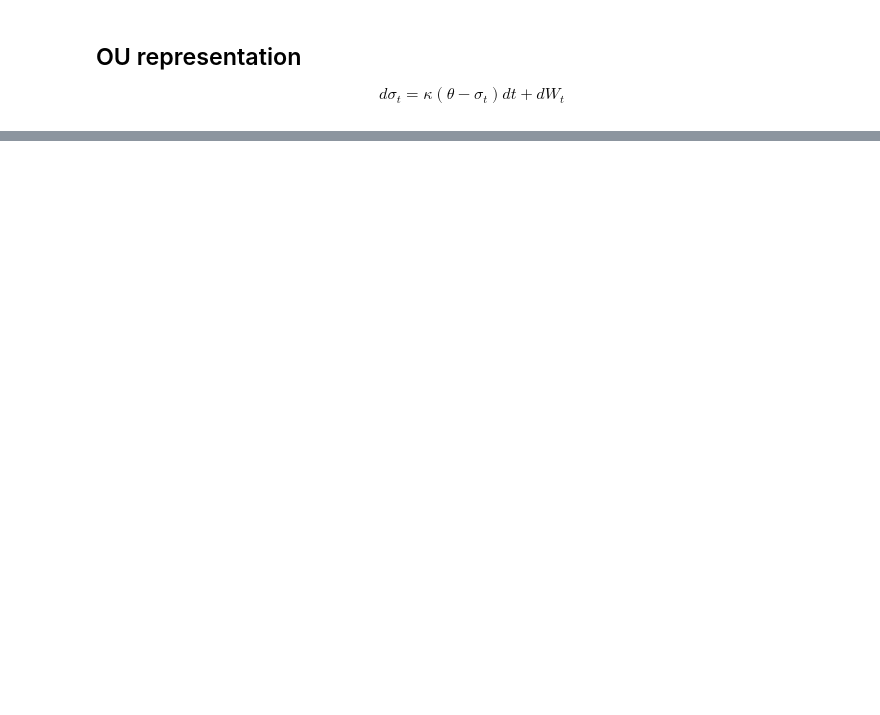
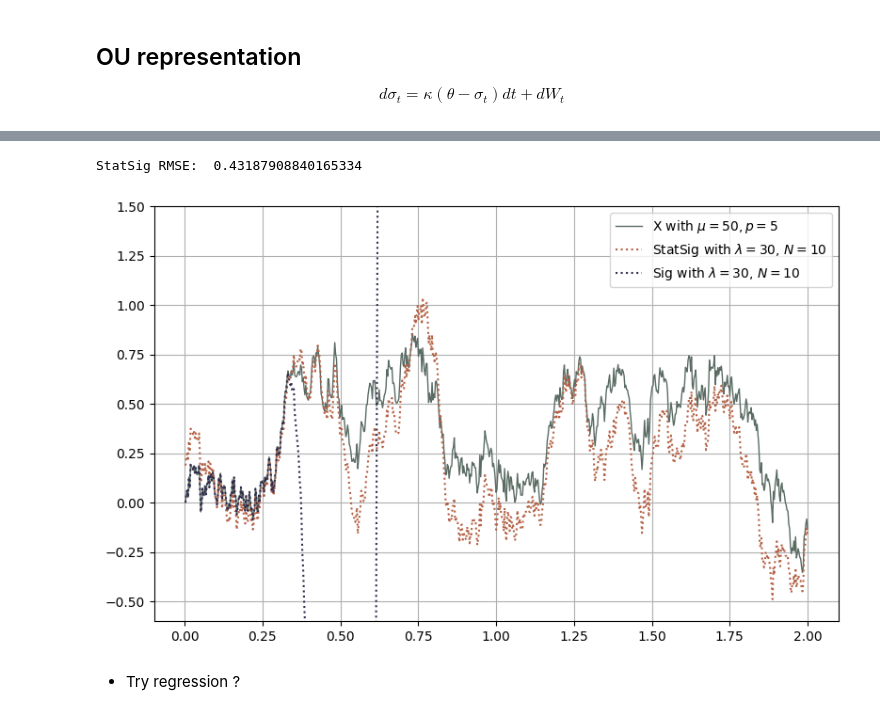
Before and after one commit to MrG1raffe/signature, a Jupyter notebook: notebooks/Representations.ipynb, the cells around one changed output, grey strips where cells are left out. Cells and saved outputs as stored; diff of their text form; code cells hidden in the pictures; blank space fills up the shorter version.

```diff
--- a/notebooks/Representations.ipynb
+++ b/notebooks/Representations.ipynb
@@ -171,0 +187,9 @@ fig.savefig("signature_ou_representation.pdf", format="pdf", transparent=True)
+# %%
+mu_langevin = lambda l: l.shuffle_pow(p) * (-mu)
+sigma_langevin = lambda l: e0 * 1
+# %%
+%%time
+
+N = 10
+lam = 30
+SigS = stationary_signature_from_path(path=path, trunc=N, t_grid=t_daily, lam=lam)
@@ -171,0 +199,8 @@ fig.savefig("signature_ou_representation.pdf", format="pdf", transparent=True)
+# %%
+%%time
+
+l_langevin_stat = e0 * 0
+for i in range(N + 1):
+    l_langevin_stat = repr_operator(l_langevin_stat, lam, mu_langevin, sigma_langevin)
+ta.print(l_langevin_stat)
+print(not bool(l_langevin_stat - repr_operator(l_langevin_stat, lam, mu_langevin, sigma_langevin)))
@@ -171,0 +212,9 @@ fig.savefig("signature_ou_representation.pdf", format="pdf", transparent=True)
+# %%
+%%time
+
+x0 = X_daily[t_daily >= 0][0]
+l_langevin = e0 * 0
+for i in range(N + 2):
+    l_langevin = repr_operator(l_langevin, 0, mu_langevin, sigma_langevin, x0=x0)
+ta.print(l_langevin)
+print(not bool(l_langevin - repr_operator(l_langevin, lam, mu_langevin, sigma_langevin)))
@@ -171,0 +226,17 @@ fig.savefig("signature_ou_representation.pdf", format="pdf", transparent=True)
+# %%
+fig, ax = plt.subplots()
+idx_start = 0
+step = 500
+
+ax.plot(t_daily[t_daily >= 0], X_daily[t_daily >= 0], lw=1, label=f"X with $\mu={mu}, p = {p}$")
+ax.plot(t_daily[t_daily >= 0], (SigS @ l_langevin_stat).real, ":", label=f"StatSig with $\lambda={lam}$, $N={N}$")
+ax.plot(t_daily[t_daily >= 0], (W_sig @ l_langevin).real, ":", label=f"Sig with $\lambda={lam}$, $N={N}$")
+ax.set_ylim([-0.6, 1.5])
+ax.legend()
+
+print("StatSig RMSE: ", np.sqrt(np.mean(((SigS @ l_langevin_stat).real - X_daily[t_daily >= 0])**2)))
+# %% [output]
+StatSig RMSE:  0.43187908840165334
+[figure, added]
+# %% [markdown]
+- Try regression ?
```
Also changed, not shown: parts of 25 cells of this notebook, 1 other file.
